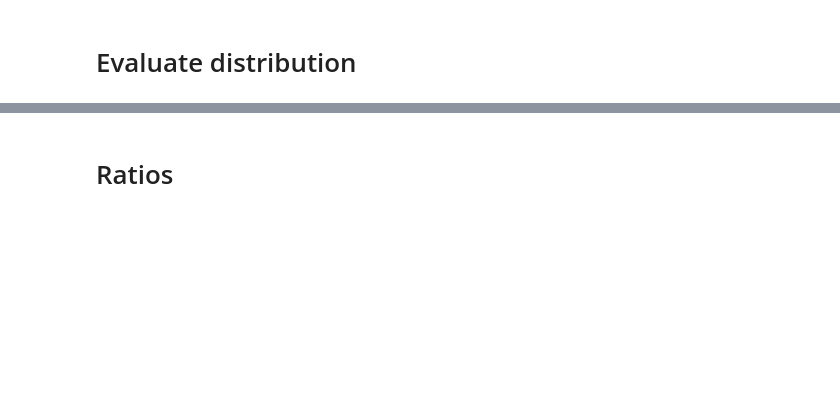
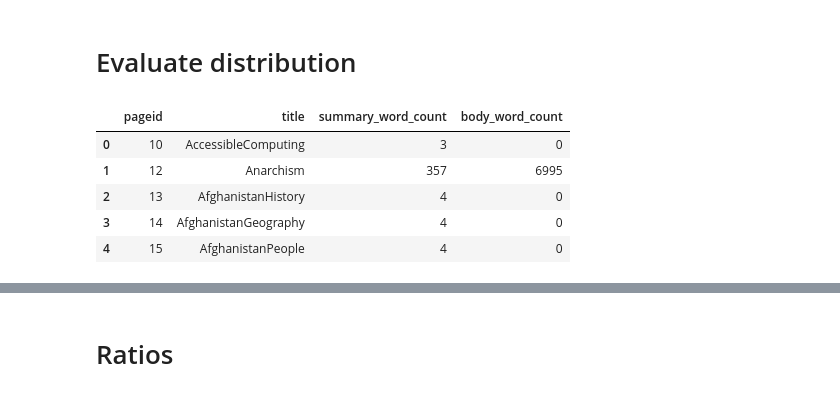
Before and after one commit to IvanRoblesMunoz/document_information_extraction, a Jupyter notebook: notebooks/EDA/01.evaluate-token-distribution.ipynb, the cells around one changed output, grey strips where cells are left out. Drawn from its saved outputs; the diff is of its cells as text; code cells hidden in the pictures; blank space fills up the shorter version.

```diff
--- a/notebooks/EDA/01.evaluate-token-distribution.ipynb
+++ b/notebooks/EDA/01.evaluate-token-distribution.ipynb
@@ -58,5 +35,14 @@ Number of observations: 3839076
 # %% [markdown]
 # Evaluate distribution
+# %%
+data.head()
+# %% [output]
+|  | pageid | title | summary_word_count | body_word_count |
+| 0 | 10 | AccessibleComputing | 3 | 0 |
+| 1 | 12 | Anarchism | 357 | 6995 |
+| 2 | 13 | AfghanistanHistory | 4 | 0 |
+| 3 | 14 | AfghanistanGeography | 4 | 0 |
+| 4 | 15 | AfghanistanPeople | 4 | 0 |
 # %%
 data.min()
 # %% [output]
```
Also changed, not shown: parts of 15 cells of this notebook, 5 other files.
